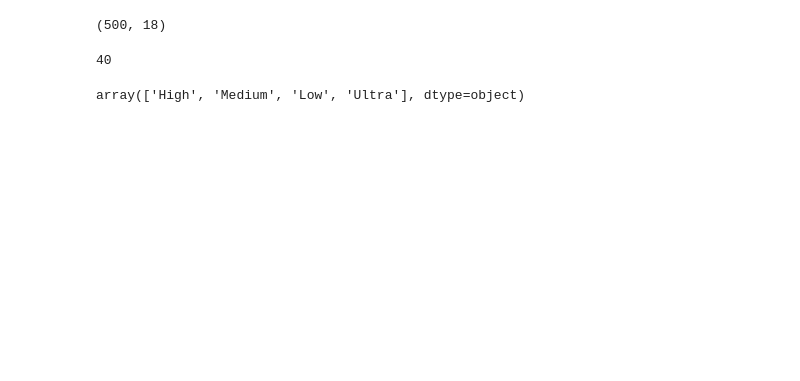
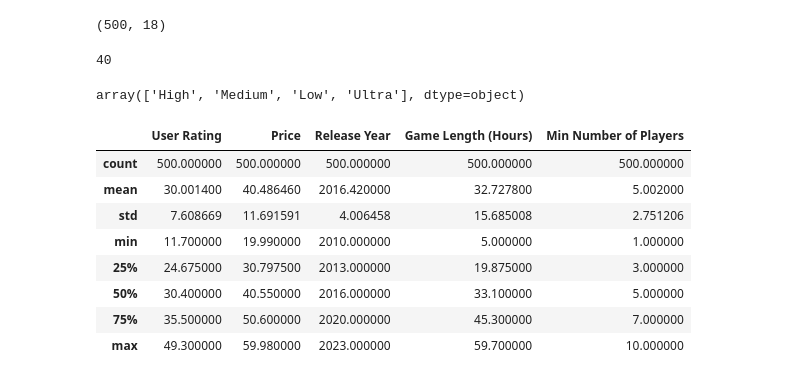
Before and after one commit to AlpikTech/ISTDS-Proje-4, a Jupyter notebook: Game Reviews.ipynb, the cells around one changed output. Saved outputs shown, nothing was run; the diff lists cells and outputs as text; code cells hidden in the pictures; blank space fills up the shorter version.

```diff
--- a/Game Reviews.ipynb
+++ b/Game Reviews.ipynb
@@ -128,3 +138,15 @@ len(df["Game Title"].unique())
 df["Graphics Quality"].unique()
 # %% [output]
 array(['High', 'Medium', 'Low', 'Ultra'], dtype=object)
+# %%
+df.describe()
+# %% [output]
+|  | User Rating | Price | Release Year | Game Length (Hours) | Min Number of Players |
+| count | 500.000000 | 500.000000 | 500.000000 | 500.000000 | 500.000000 |
+| mean | 30.001400 | 40.486460 | 2016.420000 | 32.727800 | 5.002000 |
+| std | 7.608669 | 11.691591 | 4.006458 | 15.685008 | 2.751206 |
+| min | 11.700000 | 19.990000 | 2010.000000 | 5.000000 | 1.000000 |
+| 25% | 24.675000 | 30.797500 | 2013.000000 | 19.875000 | 3.000000 |
+| 50% | 30.400000 | 40.550000 | 2016.000000 | 33.100000 | 5.000000 |
+| 75% | 35.500000 | 50.600000 | 2020.000000 | 45.300000 | 7.000000 |
+| max | 49.300000 | 59.980000 | 2023.000000 | 59.700000 | 10.000000 |
```
Also changed, not shown: parts of 13 cells of this notebook, 1 other file.
